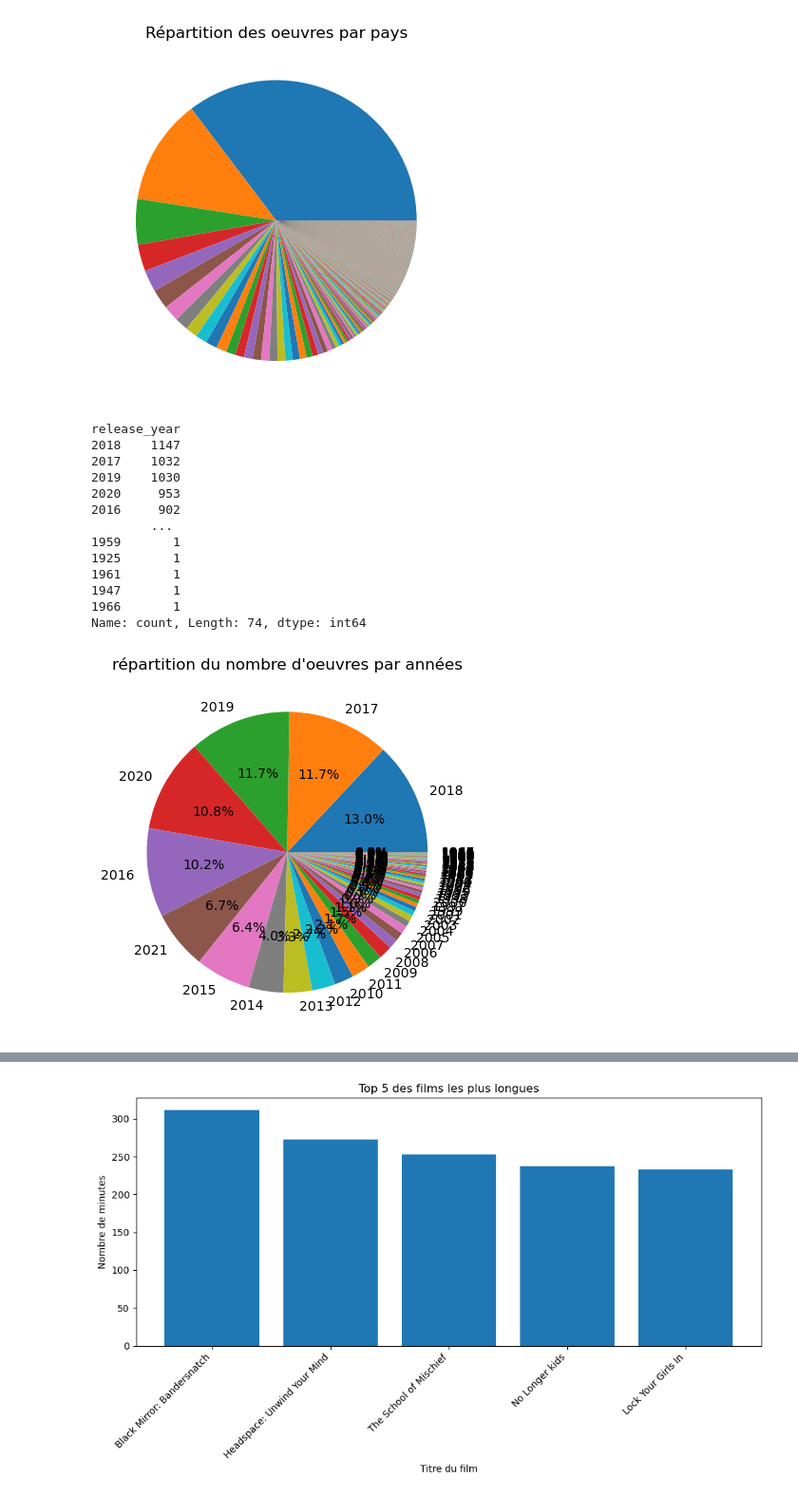
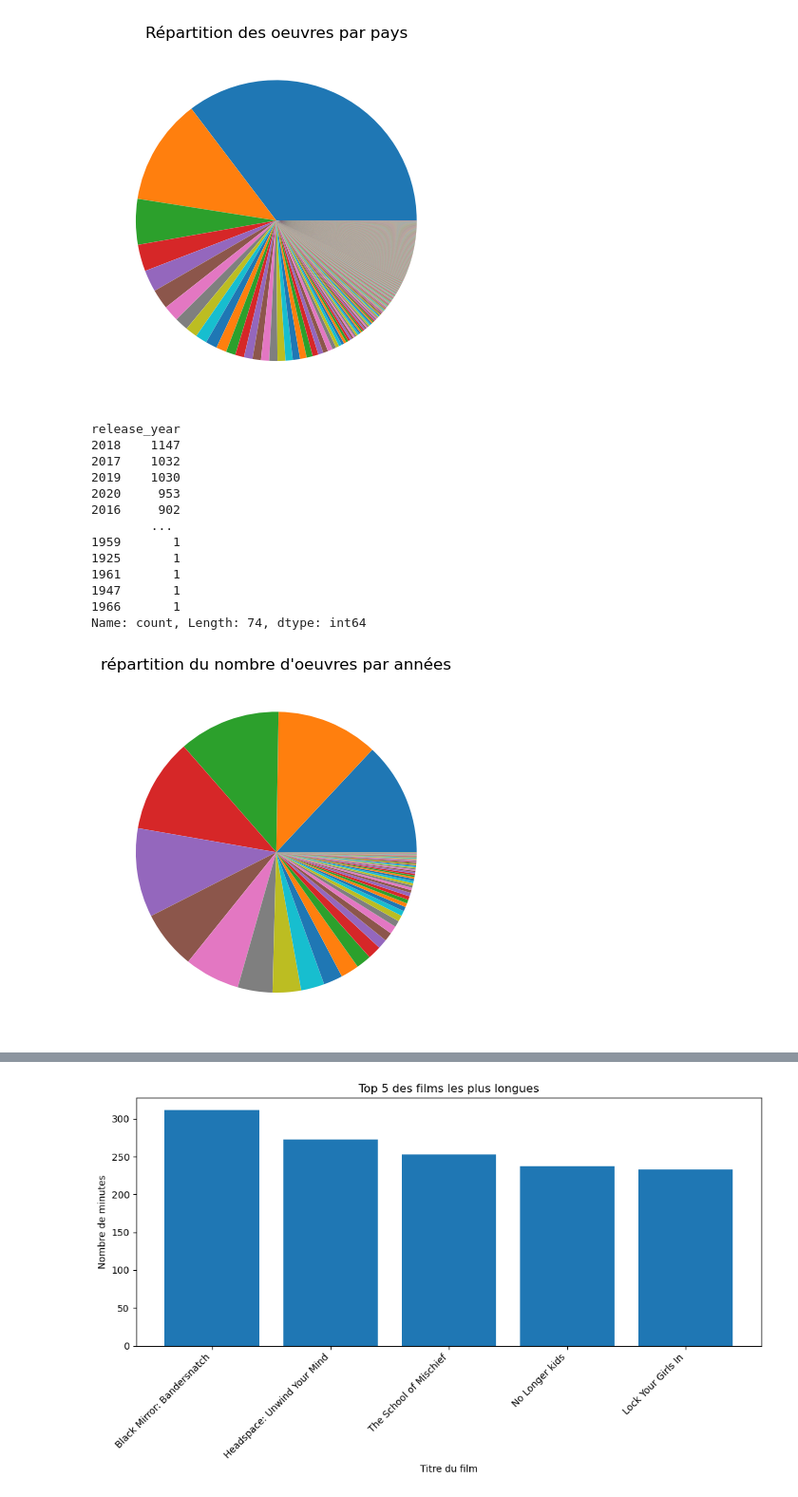
Before and after one commit to ilyes-chabab/netflix-insights, a Jupyter notebook: Netflix Data Analysis.ipynb, the cells around one changed output, grey strips where cells are left out. Shown at 95% size. Drawn from its saved outputs; the diff is of its cells as text; code cells hidden in the pictures.

```diff
--- a/Netflix Data Analysis.ipynb
+++ b/Netflix Data Analysis.ipynb
@@ -294,6 +307,6 @@ Name: count, Length: 867, dtype: int64
 # %%
 #init
-netflix_data= pandas.read_csv(r"C:\Users\ilyes\OneDrive\Desktop\travail\ia\netflix_titles.csv")
+netflix_data= pandas.read_csv(r"netflix_titles.csv")
 
 # Supprimer les espaces en trop dans la colonne "date_added"
 netflix_data["date_added"] = netflix_data["date_added"].str.strip()
@@ -304,27 +317,26 @@ netflix_data["date_added"] = pandas.to_datetime(netflix_data["date_added"], form
 #selection des films
 films = netflix_data[netflix_data["type"]=="Movie"]
 #selection des films
-films = netflix_data[netflix_data["type"]=="TV Show"]
+series = netflix_data[netflix_data["type"]=="TV Show"]
 
 # Extraire l'année à partir de la colonne "date_added" et la mettre dans une nouvelle colonne "film_par_an"
 netflix_data["film_par_an"] = films["date_added"].dt.year
 # pareil mais en mettant dans une colonne "films_par_an"
-netflix_data["films_par_an"] = films["date_added"].dt.year
+netflix_data["series_par_an"] = series["date_added"].dt.year
 
 # Compter le nombre de films ajoutés chaque année
 films_par_annee = netflix_data.groupby("film_par_an").size()
 
+
 # Afficher le nombre de films ajoutés chaque année dans l'ordre croissant des années de sortie
-print(films_par_annee)
+print("listes de films et series sortis chaque années sur netflix : ")
+display(films_par_annee)
 print("------------------------------------------------------")
 
 
-# Extraire l'année à partir de la colonne "date_added" et la mettre dans une nouvelle colonne "films_par_an"
-netflix_data["films_par_an"] = films["date_added"].dt.year
-
 # Compter le nombre de films ajoutés chaque année
-films_par_annee = netflix_data.groupby("films_par_an").size()
+series_par_annee = netflix_data.groupby("series_par_an").size()
 
 # Afficher le nombre de films ajoutés chaque année dans l'ordre croissant des années de sortie
-print(films_par_annee)
+print(series_par_annee)
 # %% [output]
@@ -348,21 +372,0 @@ dtype: int64
-# %%
-#init
-netflix_data= pandas.read_csv(r"C:\Users\ilyes\OneDrive\Desktop\travail\ia\netflix_titles.csv")
-
-# Supprimer les espaces en trop dans la colonne "date_added"
-netflix_data["date_added"] = netflix_data["date_added"].str.strip()
-
-# Convertir la colonne "date_added" en datetime en indiquant le format
-netflix_data["date_added"] = pandas.to_datetime(netflix_data["date_added"], format='%B %d, %Y')
-
-#selection des films
-films = netflix_data[netflix_data["type"]=="TV Show"]
-
-# Extraire l'année à partir de la colonne "date_added" et la mettre dans une nouvelle colonne "films_par_an"
-netflix_data["films_par_an"] = films["date_added"].dt.year
-
-# Compter le nombre de films ajoutés chaque année
-films_par_annee = netflix_data.groupby("films_par_an").size()
-
-# Afficher le nombre de films ajoutés chaque année dans l'ordre croissant des années de sortie
-print(films_par_annee)
@@ -423,27 +414,27 @@ Name: count, Length: 748, dtype: int64
 # %%
 # Compter le nombre d'oeuvres pour chaque type
 counts = netflix_data["release_year"].value_counts()
 print(counts)
 
 # Créer un diagramme
-plt.pie(counts, labels=counts.index, autopct='%1.1f%%')
+plt.pie(counts)
 plt.title('répartition du nombre d\'oeuvres par années')
 plt.show()
 # %% [output]
 release_year
 2018    1147
 2017    1032
 2019    1030
 2020     953
 2016     902
         ...
 1959       1
 1925       1
 1961       1
 1947       1
 1966       1
 Name: count, Length: 74, dtype: int64
-[figure, old version]
+[figure, new version]
 # %%
 # Compter le nombre d'oeuvres pour chaque type
 counts = netflix_data["rating"].value_counts()
```
Also changed, not shown: parts of 29 cells of this notebook, 2 other files.
